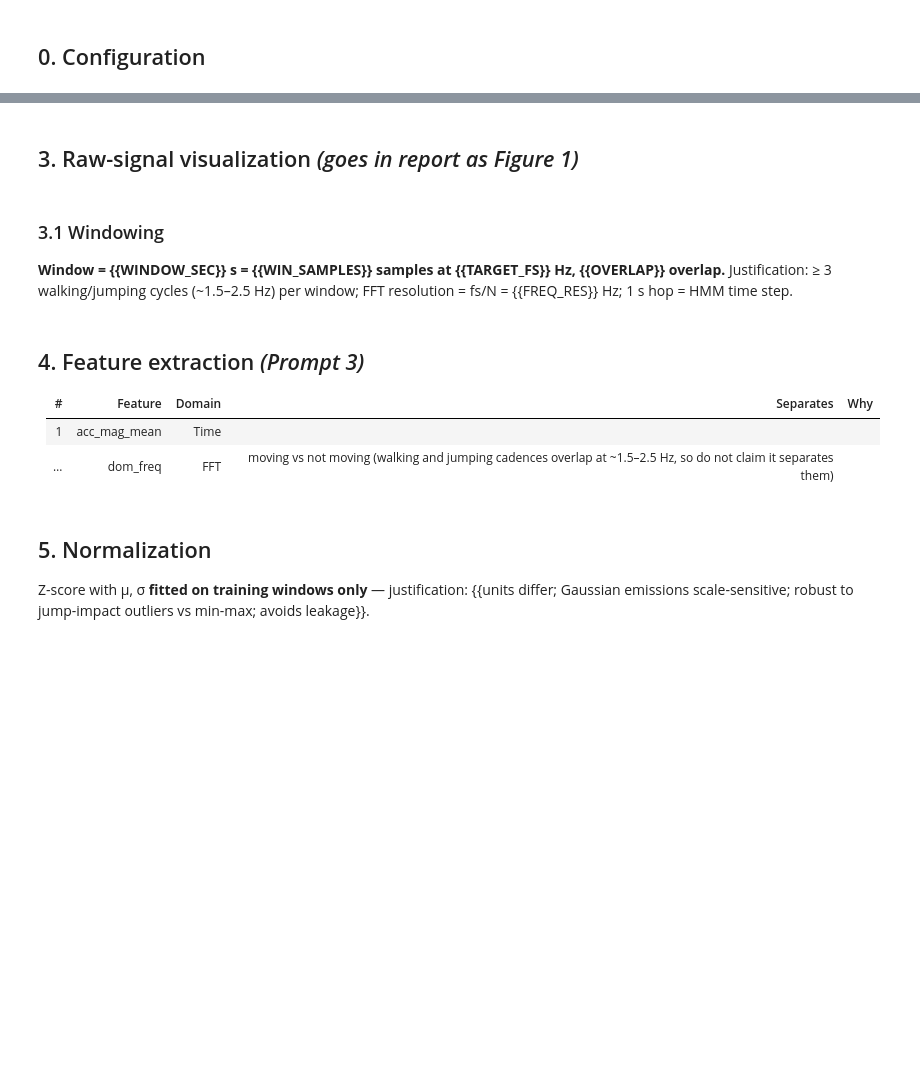
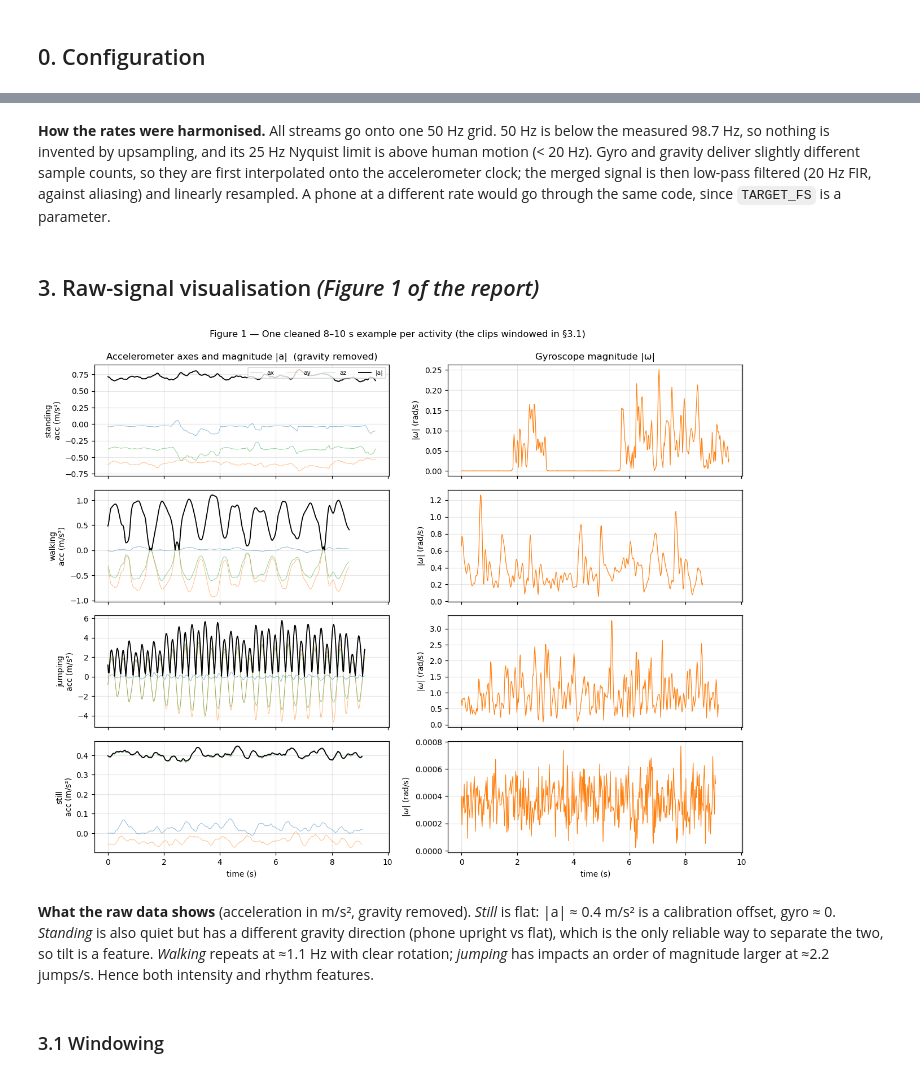
Before and after one commit to Elvin100s/hmm-activity-recognition, a Jupyter notebook: notebooks/HMM_Activity_Recognition.ipynb, the cells around one changed output, grey strips where cells are left out. Cells and saved outputs as stored; diff of their text form; code cells hidden in the pictures; blank space fills up the shorter version.

Commit message:
Build notebook: training, evaluation and analysis

```diff
--- a/notebooks/HMM_Activity_Recognition.ipynb
+++ b/notebooks/HMM_Activity_Recognition.ipynb
@@ -51,2 +105,15 @@ Raw exports → merged accel+gyro → cleaned CSVs. *(Build `src/preprocessing.p
 # %%
-# TODO: print measured sampling rates per device (summary.groupby("device")[["native_fs_acc","native_fs_gyro"]].median())
+raw_train_zips = sorted(glob.glob(str(DATA / "raw" / "train" / "*" / "*.zip")))
+rates = []
+for f in raw_train_zips:
+    _, info = load_recording(Path(f))
+    rates.append({"device": info["device"], "accel_hz": info["native_fs_acc"],
+                  "gyro_hz": info["native_fs_gyro"], "grav_hz": info["native_fs_grav"]})
+rate_tbl = (pd.DataFrame(rates).groupby("device")
+            .agg(clips=("accel_hz", "count"), accel_hz=("accel_hz", "median"),
+                 gyro_hz=("gyro_hz", "median"), grav_hz=("grav_hz", "median")).round(1))
+display(rate_tbl)
+
+print(f"app setting sampleRateMs = 10  ->  nominal 100 Hz;  measured: {rate_tbl.iloc[0].accel_hz:.1f} Hz")
+print("target common rate TARGET_FS =", FS, "Hz")
+print("harmonised clips:", len(summary), "| median fs after harmonisation:", summary.fs_hz.median())
@@ -53,2 +127,7 @@ Raw exports → merged accel+gyro → cleaned CSVs. *(Build `src/preprocessing.p
 # %% [markdown]
-## 3. Raw-signal visualization *(goes in report as Figure 1)*
+**How the rates were harmonised.** All streams go onto one 50 Hz grid. 50 Hz is below the measured
+98.7 Hz, so nothing is invented by upsampling, and its 25 Hz Nyquist limit is above human motion
+(< 20 Hz). Gyro and gravity deliver slightly different sample counts, so they are first interpolated
+onto the accelerometer clock; the merged signal is then low-pass filtered (20 Hz FIR, against
+aliasing) and linearly resampled. A phone at a different rate would go through the same code,
+since `TARGET_FS` is a parameter.
@@ -58,10 +134,33 @@ Raw exports → merged accel+gyro → cleaned CSVs. *(Build `src/preprocessing.p
-# %% [markdown]
-### 3.1 Windowing
-**Window = {{WINDOW_SEC}} s = {{WIN_SAMPLES}} samples at {{TARGET_FS}} Hz, {{OVERLAP}} overlap.**
-Justification: ≥ 3 walking/jumping cycles (~1.5–2.5 Hz) per window; FFT resolution = fs/N = {{FREQ_RES}} Hz; 1 s hop = HMM time step.
+# %% [markdown]
+## 3. Raw-signal visualisation *(Figure 1 of the report)*
+# %%
+fig, axes = plt.subplots(4, 2, figsize=(11.5, 9), sharex=True)
+for r, act in enumerate(STATES):
+    f = sorted(glob.glob(str(DATA / "train" / act / "*.csv")))[0]
+    d = pd.read_csv(f)
+    t = d["timestamp"].to_numpy()
+    a_mag = np.linalg.norm(d[["acc_x", "acc_y", "acc_z"]].to_numpy(), axis=1)
+    g_mag = np.linalg.norm(d[["gyro_x", "gyro_y", "gyro_z"]].to_numpy(), axis=1)
+    for ax_i, axis_name in enumerate(["x", "y", "z"]):
+        axes[r, 0].plot(t, d[f"acc_{axis_name}"], lw=0.6, alpha=0.55, label=f"a{axis_name}")
+    axes[r, 0].plot(t, a_mag, lw=1.2, color="k", label="|a|")
+    axes[r, 1].plot(t, g_mag, lw=0.8, color="tab:orange")
+    axes[r, 0].set_ylabel(f"{act}\nacc (m/s²)")
+    axes[r, 1].set_ylabel(r"$|\omega|$ (rad/s)")
+axes[0, 0].set_title("Accelerometer axes and magnitude |a|  (gravity removed)")
+axes[0, 1].set_title("Gyroscope magnitude |ω|")
+axes[0, 0].legend(fontsize=7, ncols=4, loc="upper right")
+for ax in axes[-1]:
+    ax.set_xlabel("time (s)")
+fig.suptitle("Figure 1 — One cleaned 8–10 s example per activity (the clips windowed in §3.1)", y=0.995)
+plt.tight_layout()
+plt.savefig(FIG / "raw_signals.png", bbox_inches="tight")
+plt.show()
+# %% [output]
+[figure, added]
 # %% [markdown]
-## 4. Feature extraction *(Prompt 3)*
-| # | Feature | Domain | Separates | Why |
-|---|---|---|---|---|
-| 1 | acc_mag_mean | Time | | |
-| … | dom_freq | FFT | moving vs not moving (walking and jumping cadences overlap at ~1.5–2.5 Hz, so do not claim it separates them) | |
+**What the raw data shows** (acceleration in m/s², gravity removed). *Still* is flat: |a| ≈ 0.4 m/s²
+is a calibration offset, gyro ≈ 0. *Standing* is also quiet but has a different gravity direction
+(phone upright vs flat), which is the only reliable way to separate the two, so tilt is a feature.
+*Walking* repeats at ≈1.1 Hz with clear rotation; *jumping* has impacts an order of magnitude larger
+at ≈2.2 jumps/s. Hence both intensity and rhythm features.
@@ -72,3 +167,2 @@ Justification: ≥ 3 walking/jumping cycles (~1.5–2.5 Hz) per window; FFT reso
-# %% [markdown]
-## 5. Normalization
-Z-score with μ, σ **fitted on training windows only** — justification: {{units differ; Gaussian emissions scale-sensitive; robust to jump-impact outliers vs min-max; avoids leakage}}.
+# %% [markdown]
+### 3.1 Windowing
```
Also changed, not shown: parts of 42 cells of this notebook.
